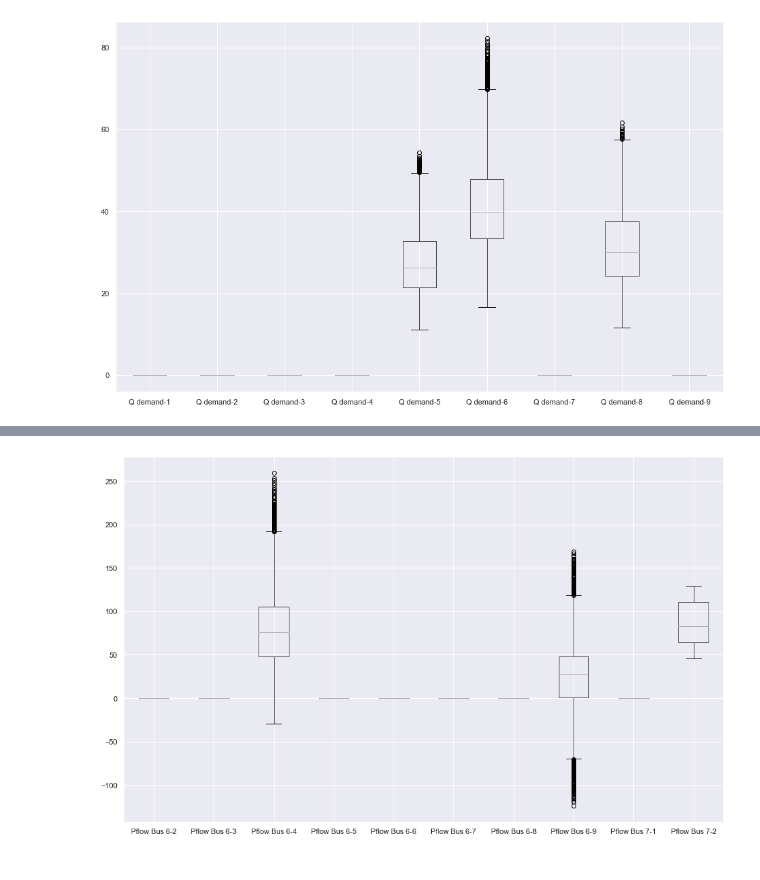
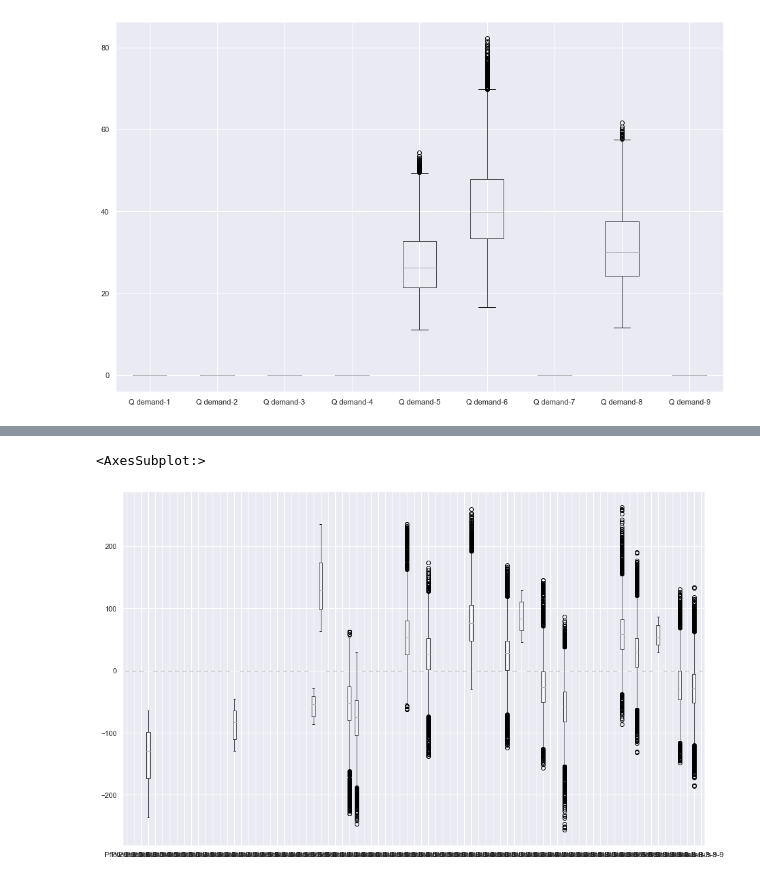
Before and after one commit to philmas/EE4720-Energy-Systems-Project, a Jupyter notebook: notebook.ipynb, the cells around one changed output, grey strips where cells are left out. Drawn from its saved outputs; the diff is of its cells as text; code cells hidden in the pictures.

Commit message:
Finished raw and global data exploration

```diff
--- a/notebook.ipynb
+++ b/notebook.ipynb
@@ -149,6 +249,7 @@ data.iloc[:, 45:54].boxplot();
 # %%
 plt.figure(figsize=(16,10))
-data.iloc[:, 100:110].boxplot();
+data.iloc[:, 54:135].boxplot()
 # %% [output]
+<AxesSubplot:>
-[figure, old version]
+[figure, new version]
 # %%
```
Also changed, not shown: parts of 27 cells of this notebook.
